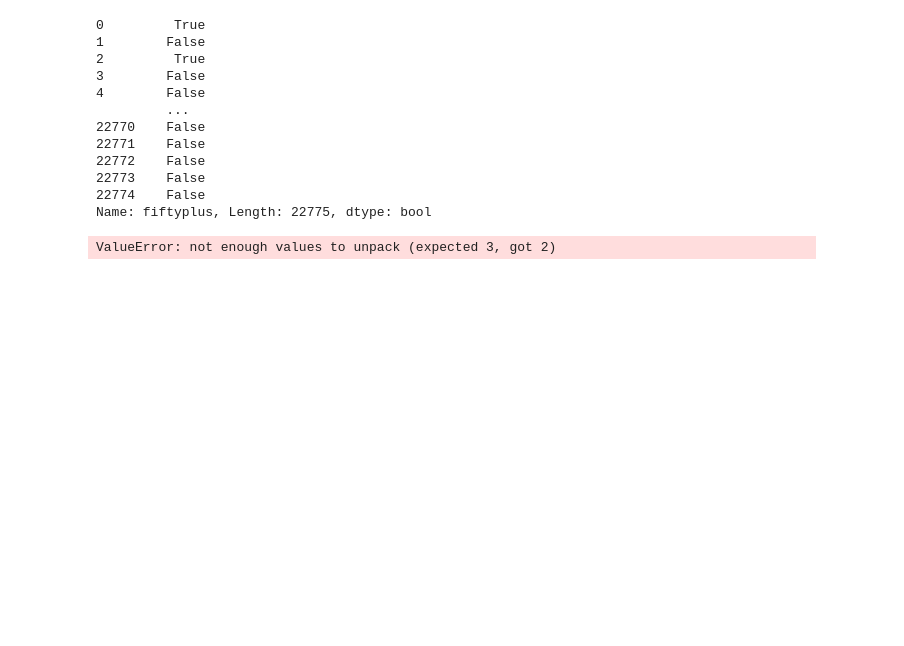
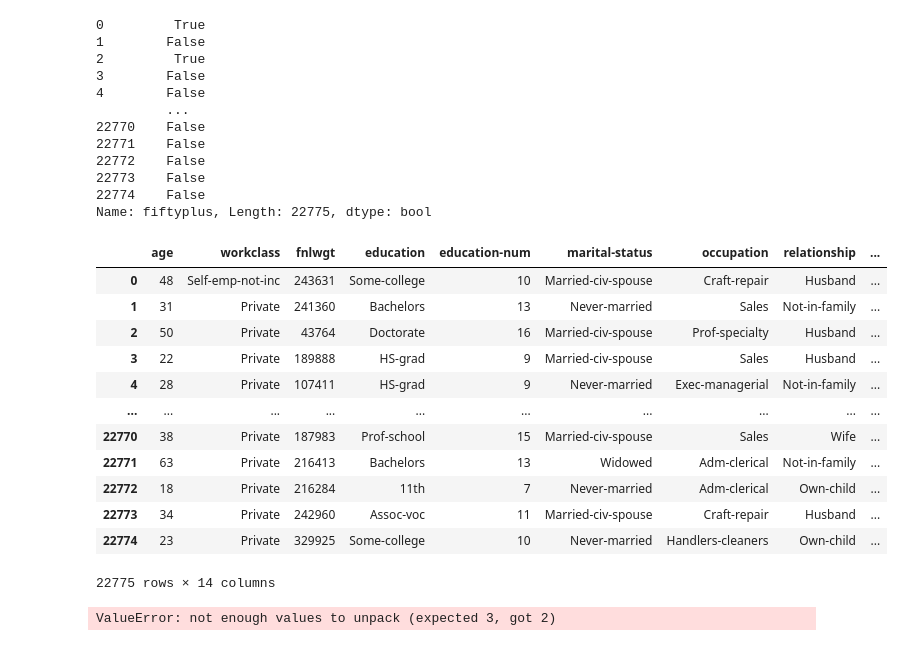
Before and after one commit to darshita2304/CensusIncomePredict, a Jupyter notebook: notebooks/model_training.ipynb, the cells around one changed output. Cells and saved outputs as stored; diff of their text form; code cells hidden in the pictures; blank space fills up the shorter version.

```diff
--- a/notebooks/model_training.ipynb
+++ b/notebooks/model_training.ipynb
@@ -529,6 +548,22 @@ y_train
 22773    False
 22774    False
 Name: fiftyplus, Length: 22775, dtype: bool
+# %%
+X_train
+# %% [output]
+|  | age | workclass | fnlwgt | education | education-num | marital-status | occupation | relationship | ... |
+| 0 | 48 | Self-emp-not-inc | 243631 | Some-college | 10 | Married-civ-spouse | Craft-repair | Husband | ... |
+| 1 | 31 | Private | 241360 | Bachelors | 13 | Never-married | Sales | Not-in-family | ... |
+| 2 | 50 | Private | 43764 | Doctorate | 16 | Married-civ-spouse | Prof-specialty | Husband | ... |
+| 3 | 22 | Private | 189888 | HS-grad | 9 | Married-civ-spouse | Sales | Husband | ... |
+| 4 | 28 | Private | 107411 | HS-grad | 9 | Never-married | Exec-managerial | Not-in-family | ... |
+| ... | ... | ... | ... | ... | ... | ... | ... | ... | ... |
+| 22770 | 38 | Private | 187983 | Prof-school | 15 | Married-civ-spouse | Sales | Wife | ... |
+| 22771 | 63 | Private | 216413 | Bachelors | 13 | Widowed | Adm-clerical | Not-in-family | ... |
+| 22772 | 18 | Private | 216284 | 11th | 7 | Never-married | Adm-clerical | Own-child | ... |
+| 22773 | 34 | Private | 242960 | Assoc-voc | 11 | Married-civ-spouse | Craft-repair | Husband | ... |
+| 22774 | 23 | Private | 329925 | Some-college | 10 | Never-married | Handlers-cleaners | Own-child | ... |
+22775 rows × 14 columns
 # %%
 target_column_name = 'fiftyplus'
 
```
Also changed, not shown: parts of 17 cells of this notebook, 7 other files.
